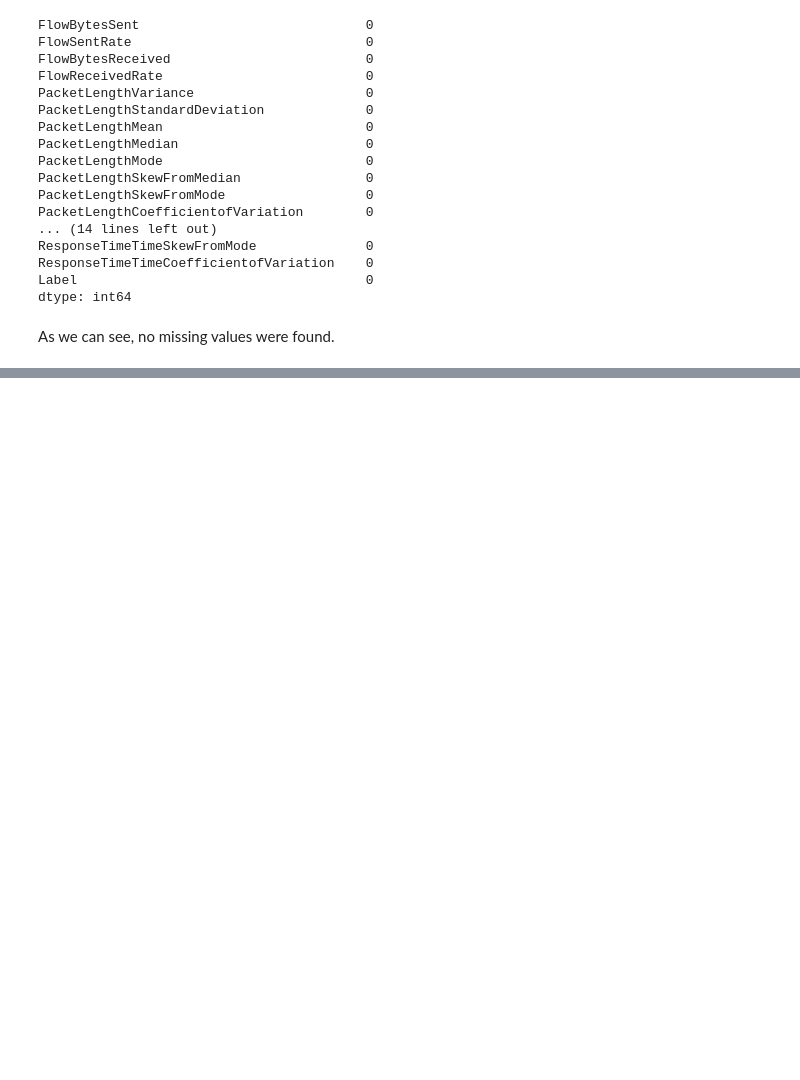
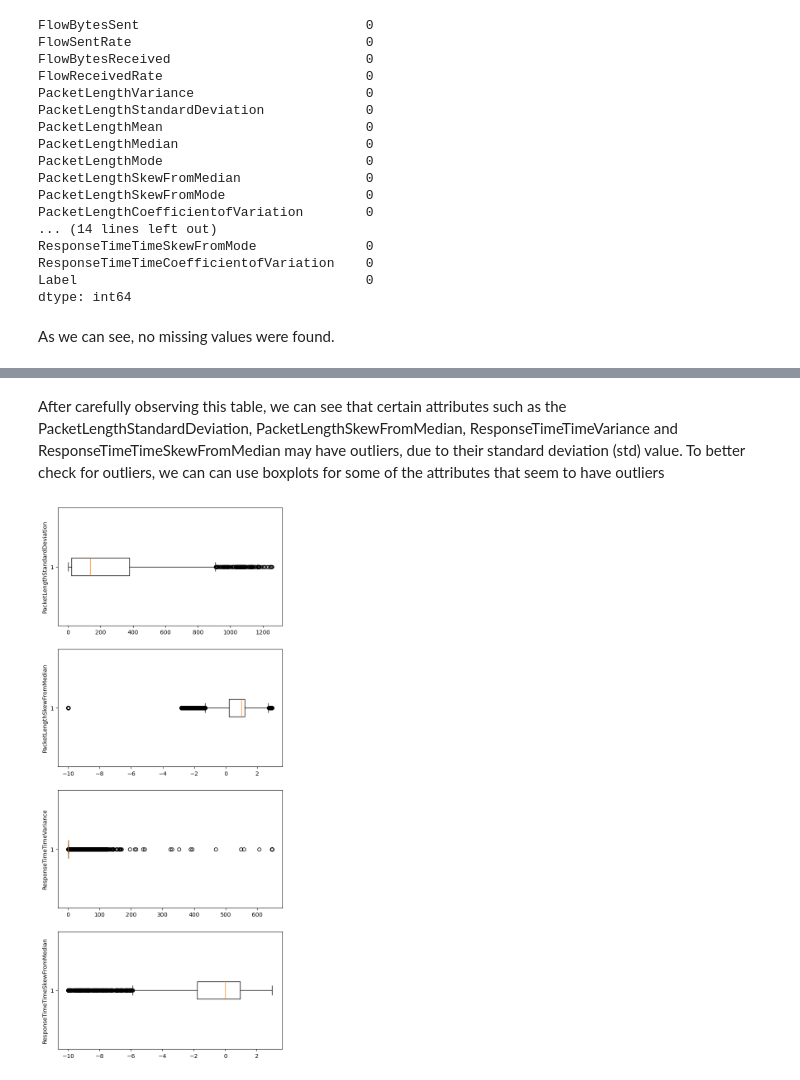
Before and after one commit to vmup2021/DoHtpp, a Jupyter notebook: main.ipynb, the cells around one changed output, grey strips where cells are left out. Drawn from its saved outputs; the diff is of its cells as text; code cells hidden in the pictures; blank space fills up the shorter version.

Commit message:
Added box plot and discretization of label

```diff
--- a/main.ipynb
+++ b/main.ipynb
@@ -77,0 +98,14 @@ As we can see, no missing values were found.
+# %% [markdown]
+After carefully observing this table, we can see that certain attributes such as the PacketLengthStandardDeviation, PacketLengthSkewFromMedian, ResponseTimeTimeVariance and ResponseTimeTimeSkewFromMedian may have outliers, due to their standard deviation (std) value. To better check for outliers, we can can use boxplots for some of the attributes that seem to have outliers
+# %%
+# Box Plots
+fig, axs = plt.subplots(4,1,dpi=100, figsize=(7,17))
+i = 0
+for col in df.columns:
+    if (col == "PacketLengthStandardDeviation" or col == "PacketLengthSkewFromMedian" or col == "ResponseTimeTimeVariance" or col == "ResponseTimeTimeSkewFromMedian"):
+        axs[i].boxplot(df[col], vert=False)
+        axs[i].set_ylabel(col)
+        i+=1
+plt.show()
+# %% [output]
+[figure, added]
```
Also changed, not shown: parts of 10 cells of this notebook.
